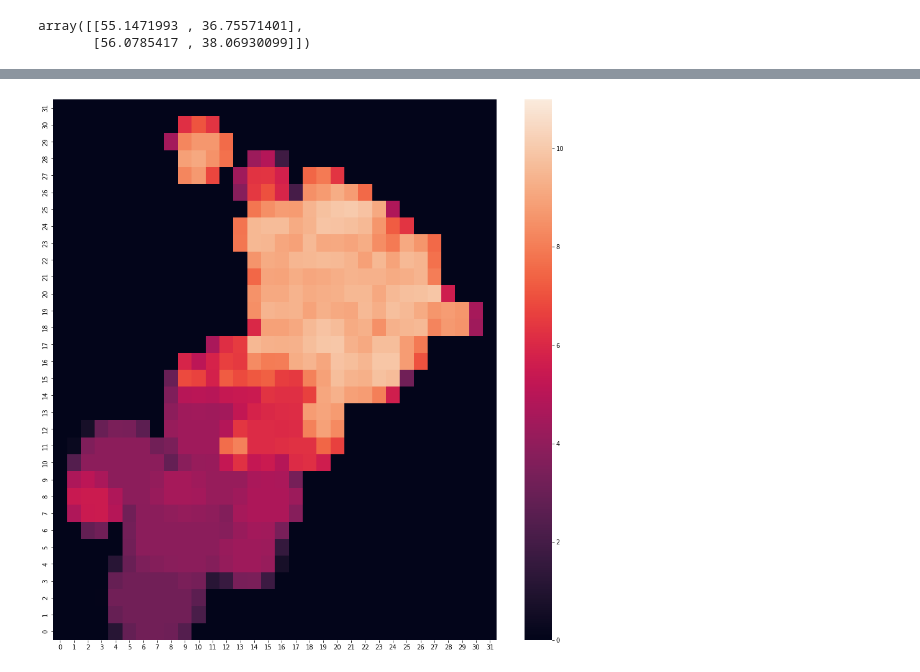
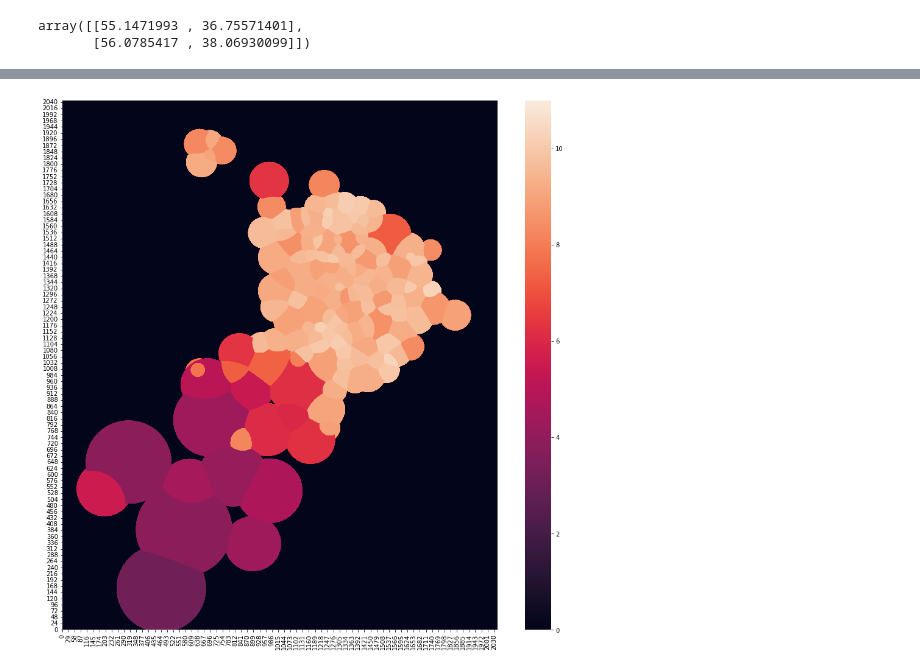
Before and after one commit to resivalex/leaders2021, a Jupyter notebook: research/visualize-population-density.ipynb, the cells around one changed output, grey strips where cells are left out. Saved outputs shown, nothing was run; the diff lists cells and outputs as text; code cells hidden in the pictures.

```diff
--- a/research/visualize-population-density.ipynb
+++ b/research/visualize-population-density.ipynb
@@ -156,11 +141,11 @@ def density_matrix(p1, p2, lat_n, lng_n):
             matrix[i, j] = density(lat, lng)
     return matrix
 # %%
-%%time
-lat_size = max_lat - min_lat
-lng_size = max_lng - min_lng
-matrix = density_matrix(
-    (min_lat, min_lng),
-    (max_lat, max_lng),
-    2 ** 13, 2 ** 13
-)
+def precalculate_matrix_8192x8192():
+    lat_size = max_lat - min_lat
+    lng_size = max_lng - min_lng
+    return density_matrix(
+        (min_lat, min_lng),
+        (max_lat, max_lng),
+        2 ** 13, 2 ** 13
+    )
@@ -213,4 +183,4 @@ while cur_matrix.shape[0] > 16:
 # %%
-plot_density_matrix(np.load('matrix-32.npy'))
+plot_density_matrix(np.load('matrix-2048.npy'))
 # %% [output]
-[figure, old version]
+[figure, new version]
```
Also changed, not shown: parts of 6 cells of this notebook, 3 other files.
